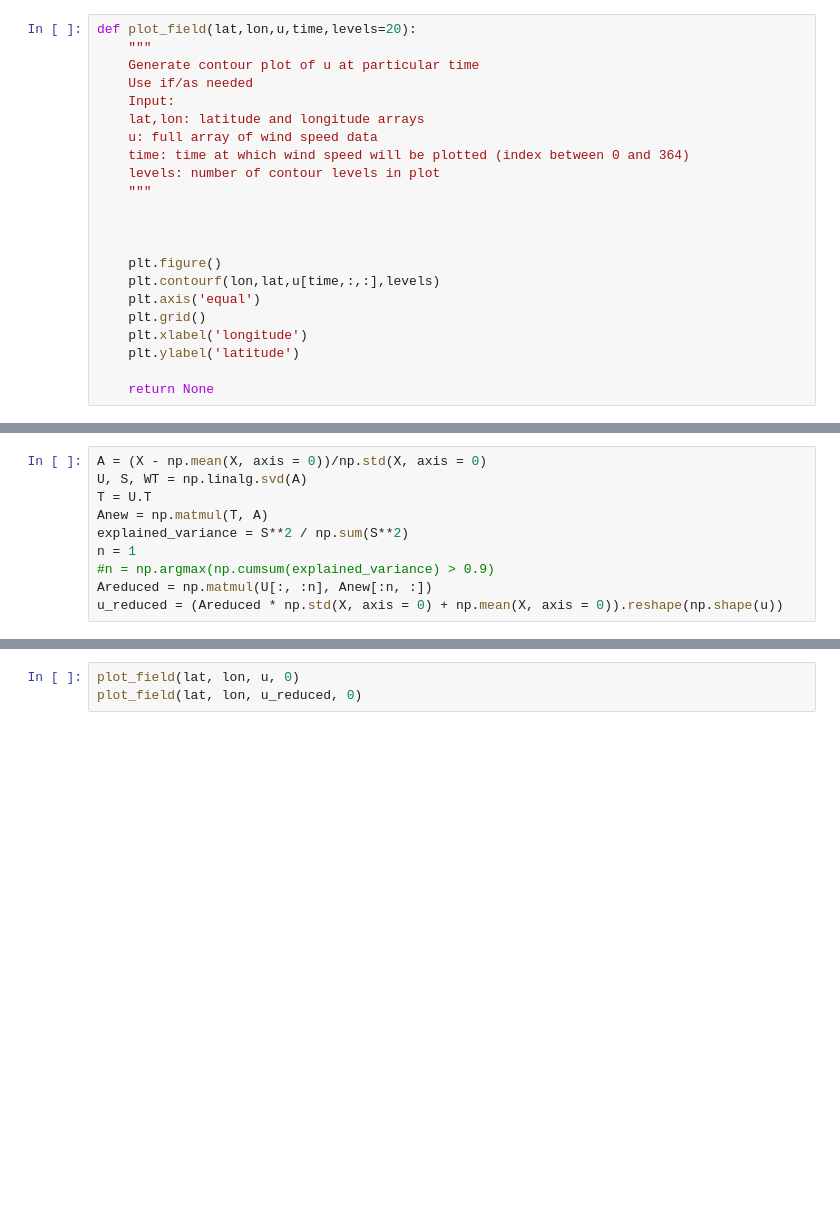
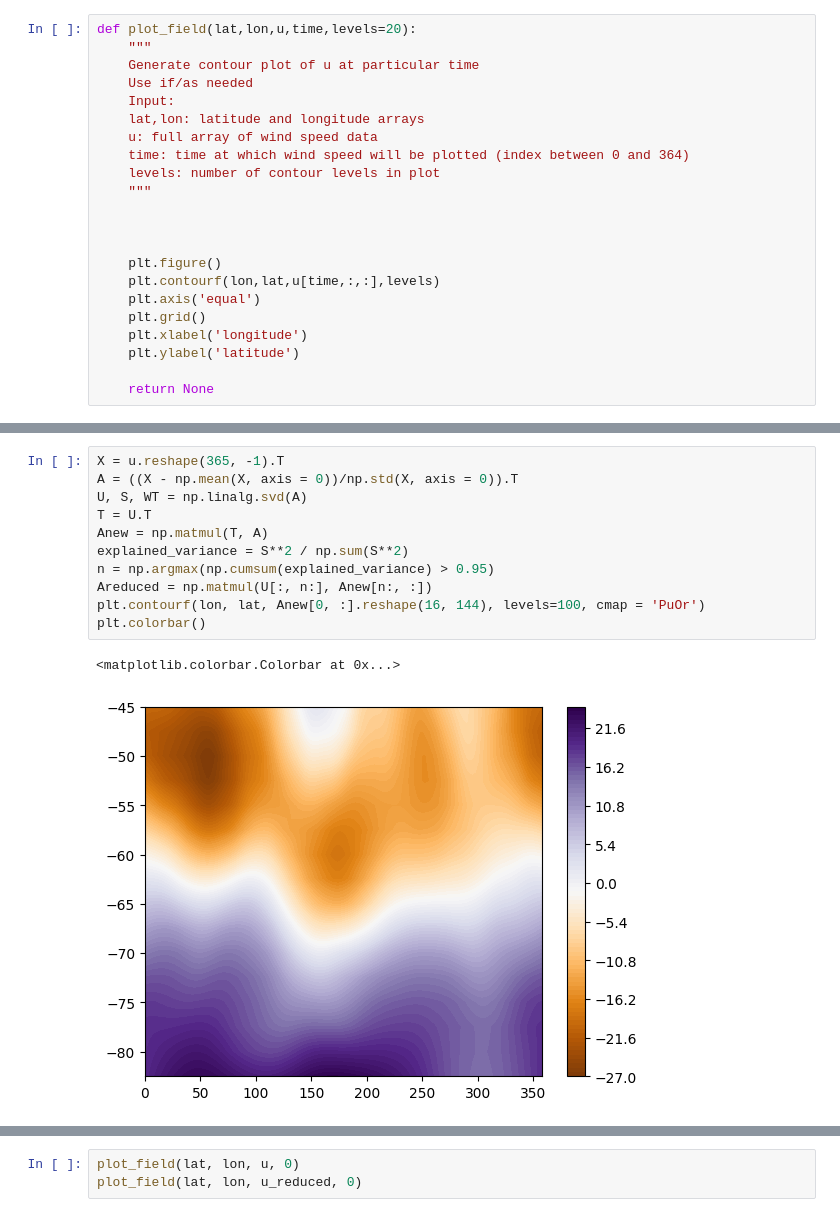
Before and after one commit to callieham/Year-3, a Jupyter notebook: Scientific Computing/project_3_testing.ipynb, the cells around one changed output, grey strips where cells are left out. Saved outputs shown, nothing was run; the diff lists cells and outputs as text; blank space fills up the shorter version.

```diff
--- a/Scientific Computing/project_3_testing.ipynb
+++ b/Scientific Computing/project_3_testing.ipynb
@@ -38,10 +103,14 @@ np.shape(X)
 # %%
-A = (X - np.mean(X, axis = 0))/np.std(X, axis = 0)
+X = u.reshape(365, -1).T
+A = ((X - np.mean(X, axis = 0))/np.std(X, axis = 0)).T
 U, S, WT = np.linalg.svd(A)
 T = U.T
 Anew = np.matmul(T, A)
 explained_variance = S**2 / np.sum(S**2)
-n = 1
-#n = np.argmax(np.cumsum(explained_variance) > 0.9)
-Areduced = np.matmul(U[:, :n], Anew[:n, :])
-u_reduced = (Areduced * np.std(X, axis = 0) + np.mean(X, axis = 0)).reshape(np.shape(u))
+n = np.argmax(np.cumsum(explained_variance) > 0.95)
+Areduced = np.matmul(U[:, n:], Anew[n:, :])
+plt.contourf(lon, lat, Anew[0, :].reshape(16, 144), levels=100, cmap = 'PuOr')
+plt.colorbar()
+# %% [output]
+<matplotlib.colorbar.Colorbar at 0x...>
+[figure, added]
```
Also changed, not shown: parts of 22 cells of this notebook, 4 other files.
